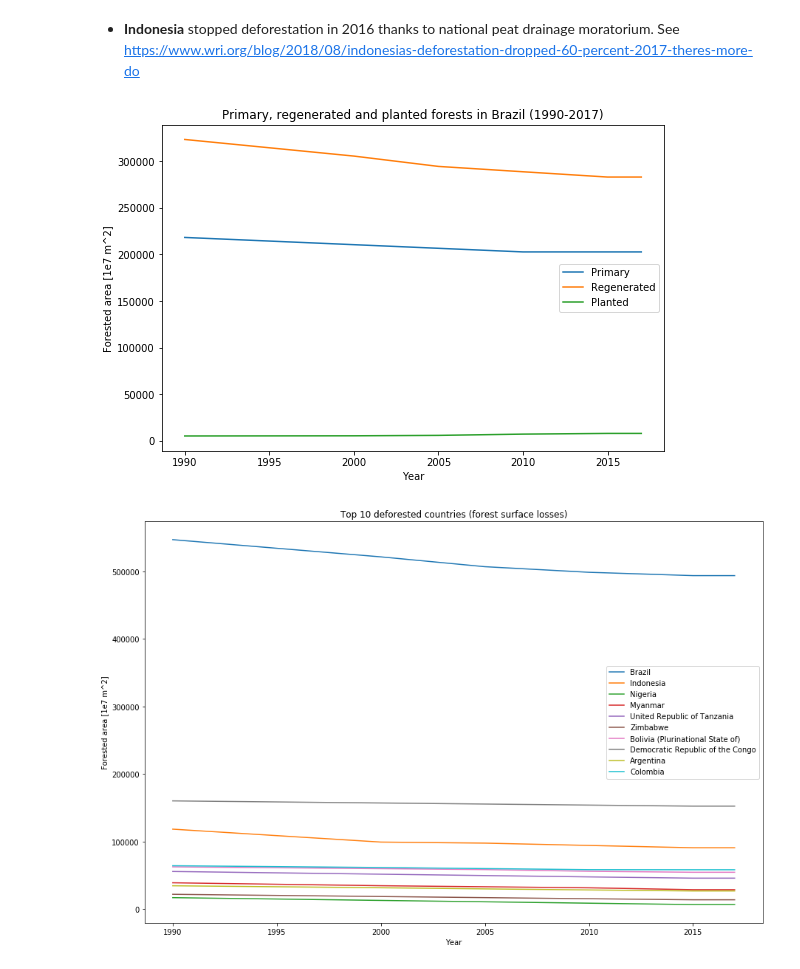
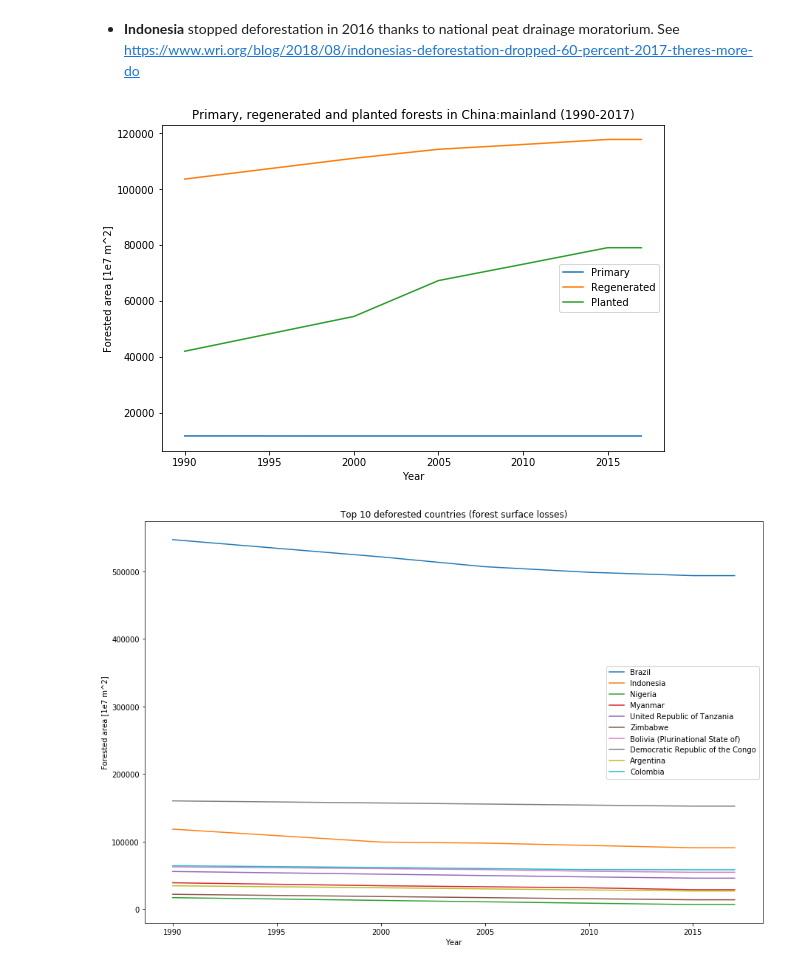
Before and after one commit to kostelansky17/disappearing_forests, a Jupyter notebook: Vidulis.ipynb, the cells around one changed output. Drawn from its saved outputs; the diff is of its cells as text; code cells hidden in the pictures.

```diff
--- a/Vidulis.ipynb
+++ b/Vidulis.ipynb
@@ -78,24 +78,24 @@ plt.show()
    See https://www.wri.org/blog/2018/08/indonesias-deforestation-dropped-60-percent-2017-theres-more-do
 # %%
 # plot the three kinds of forest (primary, regenerated and planted) for the selected country
-COUNTRY = 'Brazil'
+COUNTRY = 'China:mainland'# 'United States of America'
 LAND_USE_PARTIAL_FOREST_ITEMS = ['Primary Forest', 'Other naturally regenerated forest', 'Planted Forest']
 
 country_partial_forested_area = land_use.loc[(land_use_all['Item'].isin(LAND_USE_PARTIAL_FOREST_ITEMS)) &
                                              (land_use_all['Area'] == COUNTRY)]
 
 plt.figure(figsize=(9, 6))
 for forest_type in LAND_USE_PARTIAL_FOREST_ITEMS:
     plt.plot(country_partial_forested_area.loc[country_partial_forested_area['Item'] == forest_type]['Year'],
              country_partial_forested_area.loc[country_partial_forested_area['Item'] == forest_type]['Value'])
 plt.title('Primary, regenerated and planted forests in ' + COUNTRY + ' (1990-2017)')
 plt.legend(['Primary', 'Regenerated', 'Planted'])
 plt.gca().set_xlabel('Year')
 plt.gca().set_ylabel('Forested area [1e7 m^2]')
 # plt.savefig(COUNTRY + '_primary_regenerated_planted_forests')
 plt.show()
 # %% [output]
-[figure, old version]
+[figure, new version]
 # %%
 # top 10 deforested countries (criterion: surface of forest losses)
 all_countries_forests_area_1990 = land_use_all[land_use_all.Item.str.match('Forestry') &
```
Also changed, not shown: parts of 9 cells of this notebook.
